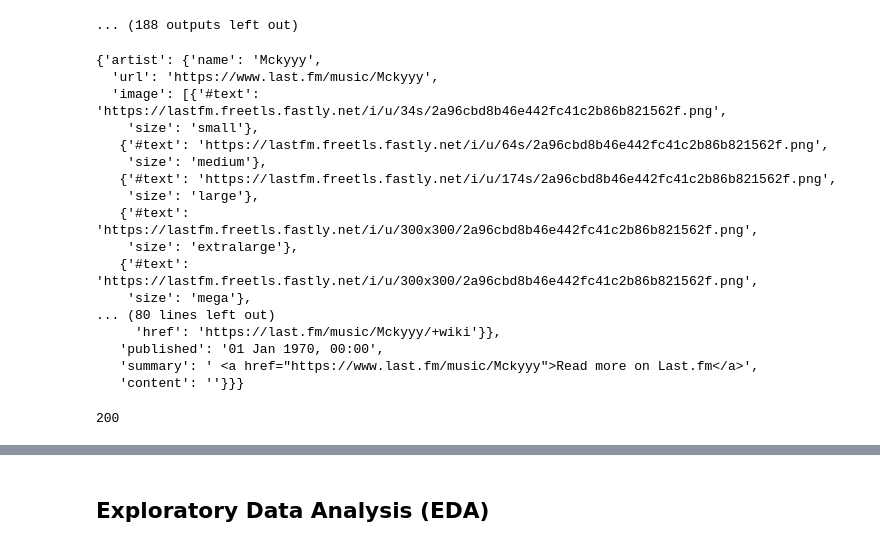
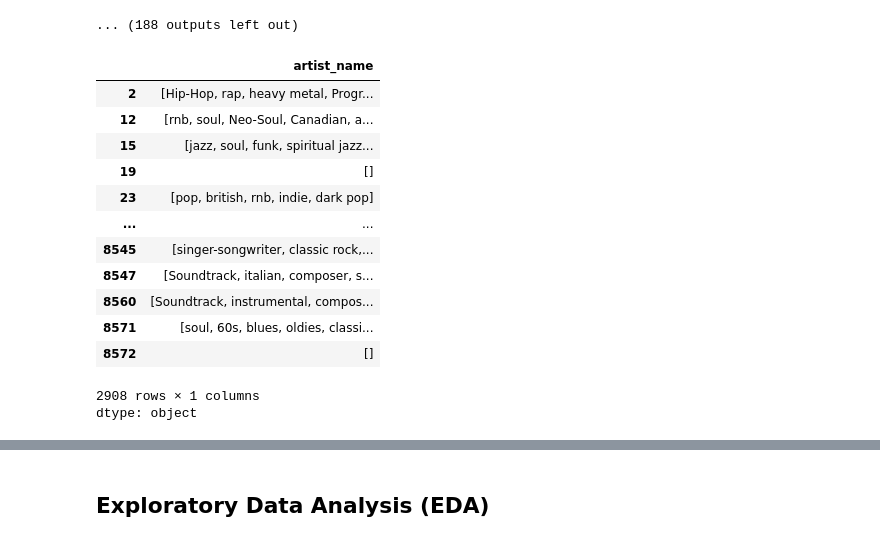
Before and after one commit to prokope/learning-data-science, a Jupyter notebook: eda.ipynb, the cells around one changed output, grey strips where cells are left out. Saved outputs shown, nothing was run; the diff lists cells and outputs as text; code cells hidden in the pictures.

```diff
--- a/eda.ipynb
+++ b/eda.ipynb
@@ -235,42 +235,25 @@ display(read_artist_genres)
 200
 'Artist: Coldplay | Tags: rock'
 ... (188 outputs left out)
-# %%
-# Testing API returning error
-
-import requests
-
-url = 'http://ws.audioscrobbler.com/2.0/'
-
-params = {
-    'method': 'artist.getinfo',
-    'api_key': '548594b2115d6da3efd5d816a0916ef5',
-    'format': 'json',
-    # 'artist': 'John + Jane Q. Public'
-    'artist': 'Mckyyy'
-}
-
-response = requests.get(url, params=params)
-data = response.json()
-
-display(data)
-response.status_code
-# %% [output]
-{'artist': {'name': 'Mckyyy',
-  'url': 'https://www.last.fm/music/Mckyyy',
-  'image': [{'#text': 'https://lastfm.freetls.fastly.net/i/u/34s/2a96cbd8b46e442fc41c2b86b821562f.png',
-    'size': 'small'},
-   {'#text': 'https://lastfm.freetls.fastly.net/i/u/64s/2a96cbd8b46e442fc41c2b86b821562f.png',
-    'size': 'medium'},
-   {'#text': 'https://lastfm.freetls.fastly.net/i/u/174s/2a96cbd8b46e442fc41c2b86b821562f.png',
-    'size': 'large'},
-   {'#text': 'https://lastfm.freetls.fastly.net/i/u/300x300/2a96cbd8b46e442fc41c2b86b821562f.png',
-    'size': 'extralarge'},
-   {'#text': 'https://lastfm.freetls.fastly.net/i/u/300x300/2a96cbd8b46e442fc41c2b86b821562f.png',
-    'size': 'mega'},
-... (80 lines left out)
-     'href': 'https://last.fm/music/Mckyyy/+wiki'}},
-   'published': '01 Jan 1970, 00:00',
-   'summary': ' <a href="https://www.last.fm/music/Mckyyy">Read more on Last.fm</a>',
-   'content': ''}}}
-200
+# %%
+
+backup = read_artist_genres
+read_artist_genres = pd.Series(read_artist_genres)
+read_artist_genres = df[df['artist_genres'].isna()]['artist_name'].map(read_artist_genres)
+read_artist_genres.dropna(axis=0, inplace=True)
+read_artist_genres
+# %% [output]
+|  | artist_name |
+| 2 | [Hip-Hop, rap, heavy metal, Progr... |
+| 12 | [rnb, soul, Neo-Soul, Canadian, a... |
+| 15 | [jazz, soul, funk, spiritual jazz... |
+| 19 | [] |
+| 23 | [pop, british, rnb, indie, dark pop] |
+| ... | ... |
+| 8545 | [singer-songwriter, classic rock,... |
+| 8547 | [Soundtrack, italian, composer, s... |
+| 8560 | [Soundtrack, instrumental, compos... |
+| 8571 | [soul, 60s, blues, oldies, classi... |
+| 8572 | [] |
+2908 rows × 1 columns
+dtype: object
```
Also changed, not shown: parts of 2 cells of this notebook.
